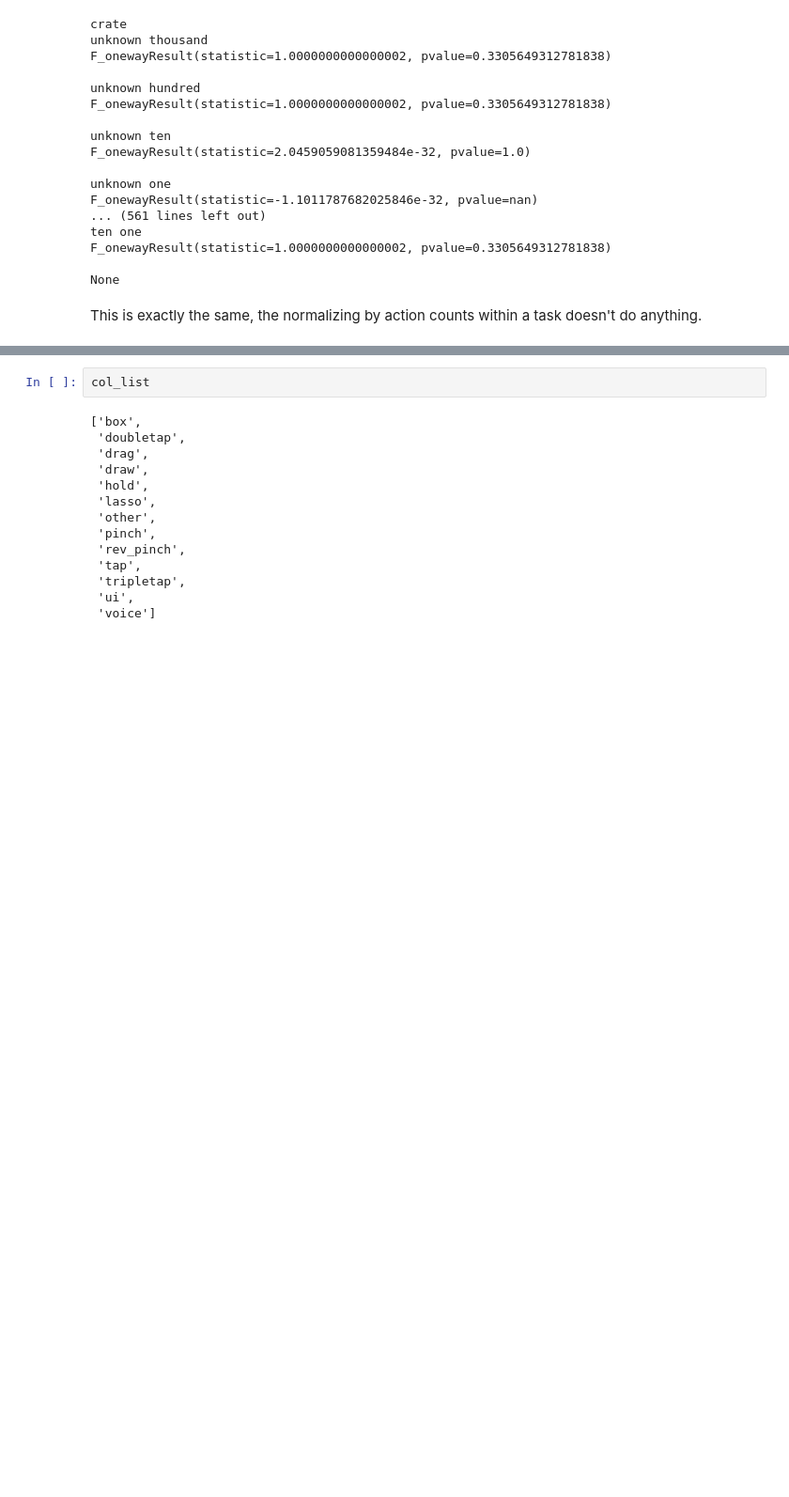
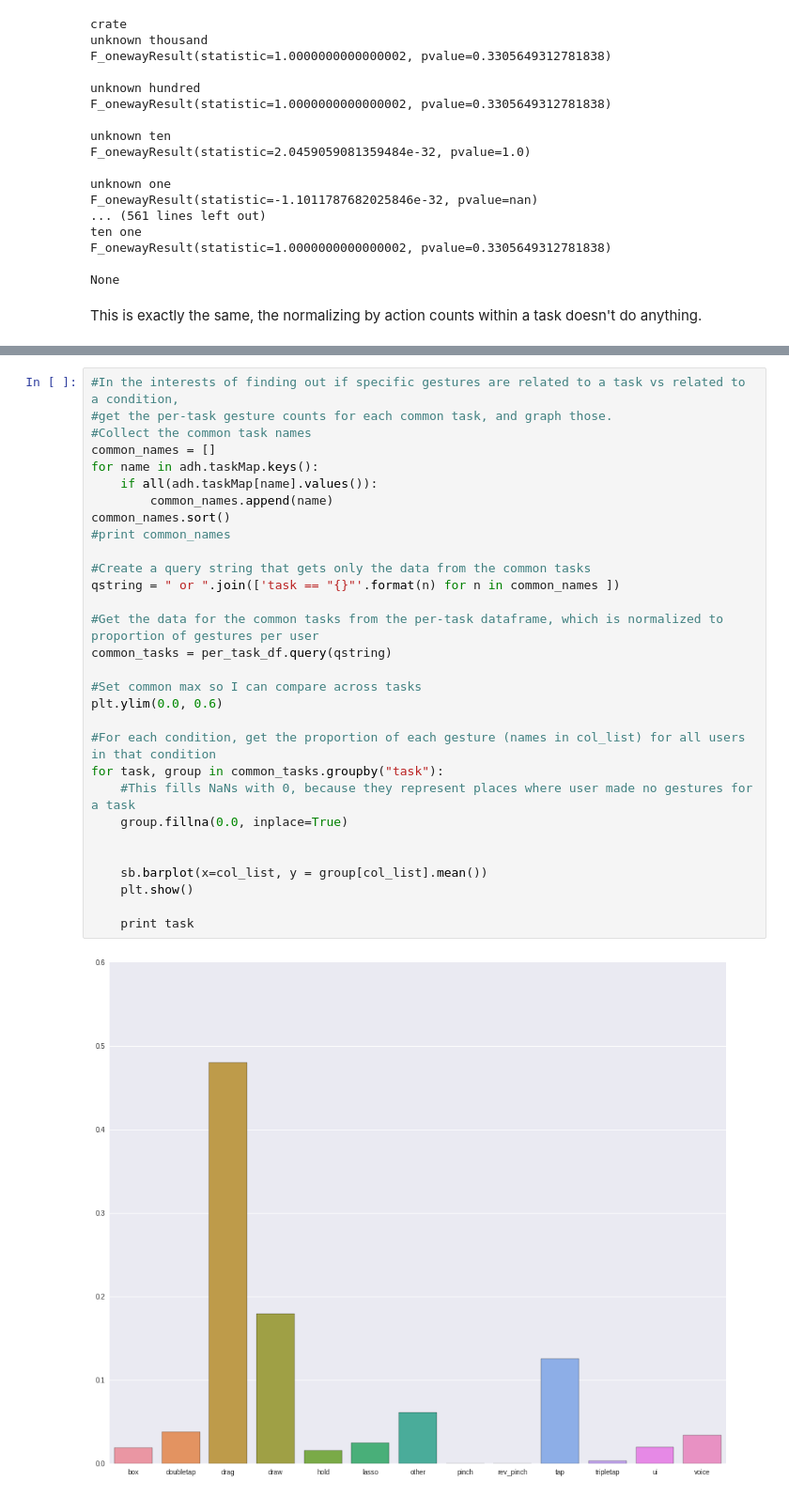
Before and after one commit to ab3nd/TinyRobo, a Jupyter notebook: data/analysis_and_normalization.ipynb, the cells around one changed output, grey strips where cells are left out. Shown at 94% size. Drawn from its saved outputs; the diff is of its cells as text; blank space fills up the shorter version.

```diff
--- a/data/analysis_and_normalization.ipynb
+++ b/data/analysis_and_normalization.ipynb
@@ -1326,16 +1332,32 @@ ten one F=33.2774 P=0.0000
-# %%
-col_list
-# %% [output]
-['box',
- 'doubletap',
- 'drag',
- 'draw',
- 'hold',
- 'lasso',
- 'other',
- 'pinch',
- 'rev_pinch',
- 'tap',
- 'tripletap',
- 'ui',
- 'voice']
+# %%
+#In the interests of finding out if specific gestures are related to a task vs related to a condition,
+#get the per-task gesture counts for each common task, and graph those.
+#Collect the common task names
+common_names = []
+for name in adh.taskMap.keys():
+    if all(adh.taskMap[name].values()):
+        common_names.append(name)
+common_names.sort()
+#print common_names
+
+#Create a query string that gets only the data from the common tasks
+qstring = " or ".join(['task == "{}"'.format(n) for n in common_names ])
+
+#Get the data for the common tasks from the per-task dataframe, which is normalized to proportion of gestures per user
+common_tasks = per_task_df.query(qstring)
+
+#Set common max so I can compare across tasks
+plt.ylim(0.0, 0.6)
+
+#For each condition, get the proportion of each gesture (names in col_list) for all users in that condition
+for task, group in common_tasks.groupby("task"):
+    #This fills NaNs with 0, because they represent places where user made no gestures for a task
+    group.fillna(0.0, inplace=True)
+
+
+    sb.barplot(x=col_list, y = group[col_list].mean())
+    plt.show()
+
+    print task
+# %% [output]
+[figure, added]
```
Also changed, not shown: parts of 3 cells of this notebook, 2 other files.
